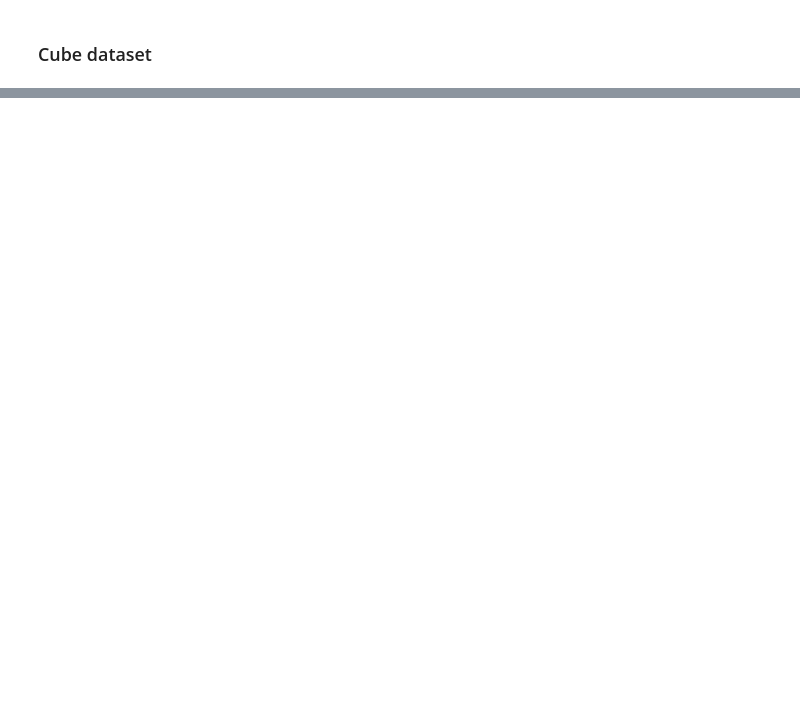
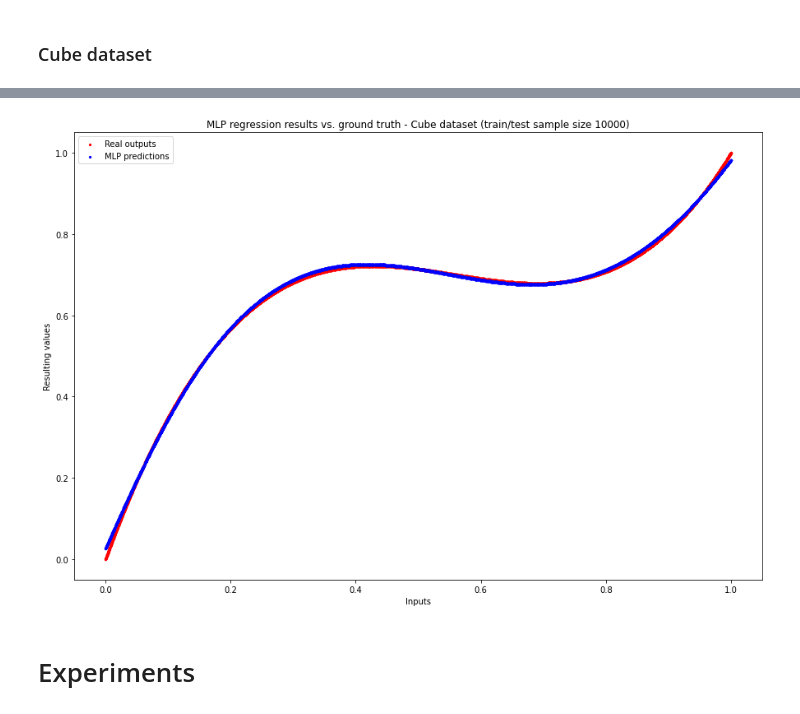
Before and after one commit to antoniszczepanik/toygrad, a Jupyter notebook: experiment.ipynb, the cells around one changed output, grey strips where cells are left out. Cells and saved outputs as stored; diff of their text form; code cells hidden in the pictures; blank space fills up the shorter version.

```diff
--- a/experiment.ipynb
+++ b/experiment.ipynb
@@ -170,0 +215,25 @@ Epoch  100 - train loss 0.07715, test loss 0.07975
+# %%
+for size in DATASET_SIZES:
+    X, Y = read_data(f"{REG}/data.cube.train.{size}.csv", normalize_inputs=True)
+    X_test, Y_test = read_data(f"{REG}/data.cube.test.{size}.csv", normalize_inputs=True)
+    layers = [
+        Layer(in_size=1, out_size=8, activ_function=Sigmoid),
+        Layer(in_size=8, out_size=8, activ_function=Sigmoid),
+        Layer(in_size=8, out_size=1, activ_function=Linear),
+    ]
+    print("=======================================================================================")
+    header = f"Cube dataset (train/test sample size {size})"
+    print(header)
+    print("=======================================================================================")
+    m = MLP(
+        layers=layers,
+        loss=AbsoluteError,
+        bias=True,
+        batch_size=1,
+        epochs=100,
+        momentum=0.99,
+        learning_rate=0.01,
+    )
+    stats = m.train(X,Y, X_test, Y_test)
+    plot_train_test_losses(**stats, title=f"Train/Test losses per epoch - {header}")
+    plot_regression_decisions(X_test, Y_test, m, f"MLP regression results vs. ground truth - {header}")
@@ -170,0 +256,6 @@ Epoch  100 - train loss 0.07715, test loss 0.07975
+# %%
+plot_regression_decisions(X, Y, m, f"MLP regression results vs. ground truth - {header}")
+# %% [output]
+[figure, added]
+# %% [markdown]
+# Experiments
```
Also changed, not shown: parts of 7 cells of this notebook, 2 other files.
